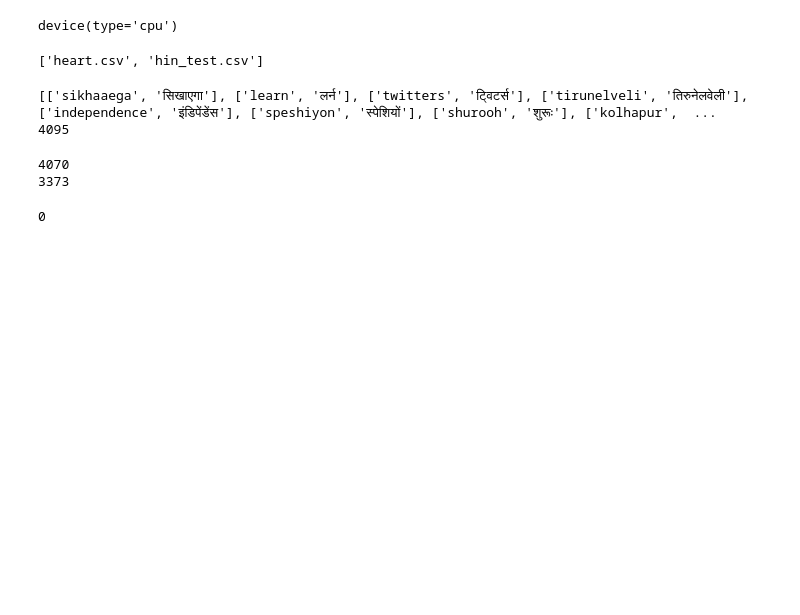
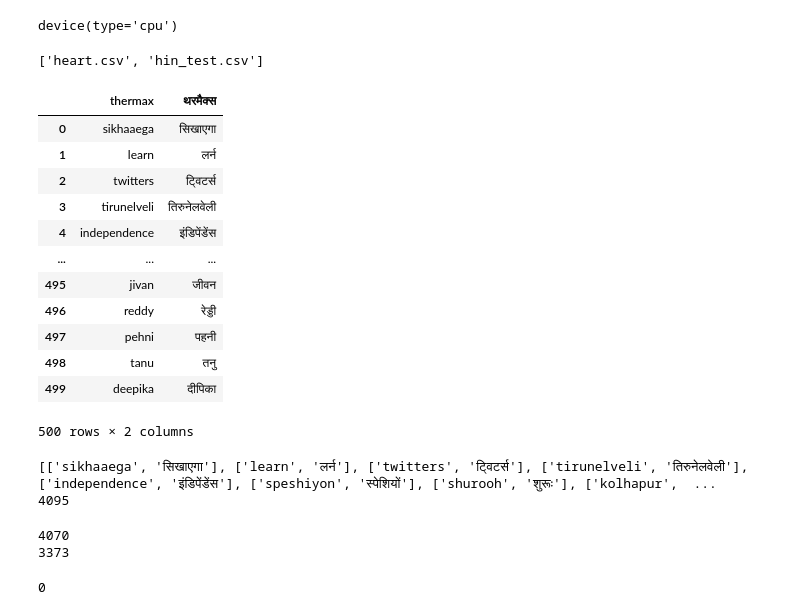
Before and after one commit to Majed-EE/From_Scratch, a Jupyter notebook: RNN_LSTM_GRU.ipynb, the cells around one changed output. Drawn from its saved outputs; the diff is of its cells as text; code cells hidden in the pictures; blank space fills up the shorter version.

```diff
--- a/RNN_LSTM_GRU.ipynb
+++ b/RNN_LSTM_GRU.ipynb
@@ -87,3 +107,16 @@ SimpleRNN(
   (rnn): RNN(1, 128)
   (fc): Linear(in_features=128, out_features=1, bias=True)
 )
+# %%
+# # X= 1000,50
+# j=torch.randn(2,3)
+# print(j)
+# j[-1]
+temp=torch.randn(1000,128)
+out=[]
+for x in range(50):
+    out.append(temp)
+# print(len)
+out=torch.stack(out)
+out.transpose(0,1)
+out.shape
@@ -324,6 +393,26 @@ with open(csv_list[1], 'r',encoding='utf-8') as file:
   reader = csv.reader(file) # gets every row--> what do to to get every line? is it necessary?
   next(reader)  # Skip the header row if it exists
   pairs=[row for row in reader]
+# %%
+# do the above with pandas
+
+import pandas as pd
+csv_data=pd.read_csv(csv_list[1])
+csv_data.iloc[0:500,:] # english
+# %% [output]
+|  | thermax | थरमैक्स |
+| 0 | sikhaaega | सिखाएगा |
+| 1 | learn | लर्न |
+| 2 | twitters | ट्विटर्स |
+| 3 | tirunelveli | तिरुनेलवेली |
+| 4 | independence | इंडिपेंडेंस |
+| ... | ... | ... |
+| 495 | jivan | जीवन |
+| 496 | reddy | रेड्डी |
+| 497 | pehni | पहनी |
+| 498 | tanu | तनु |
+| 499 | deepika | दीपिका |
+500 rows × 2 columns
 # %%
 print(pairs[:10])
 print(len(pairs))
```
Also changed, not shown: parts of 39 cells of this notebook.
